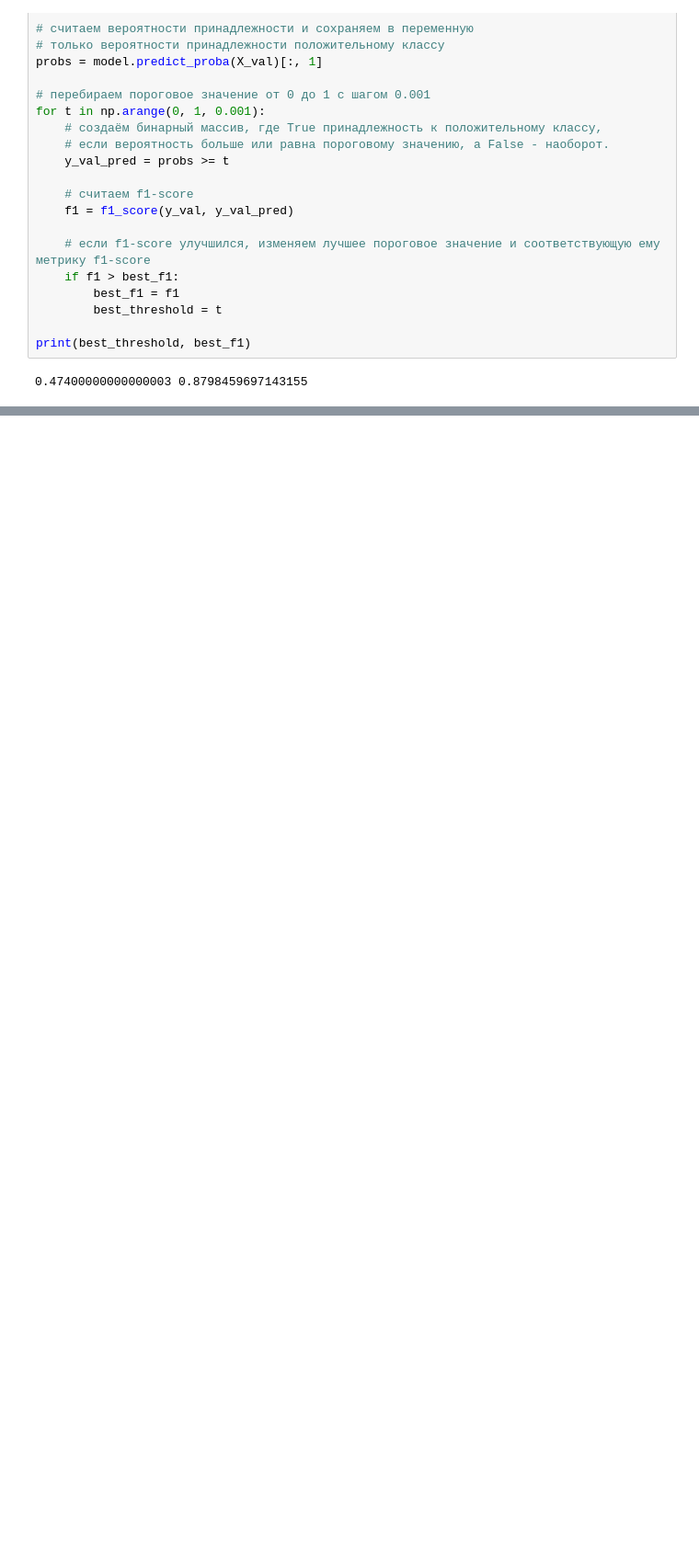
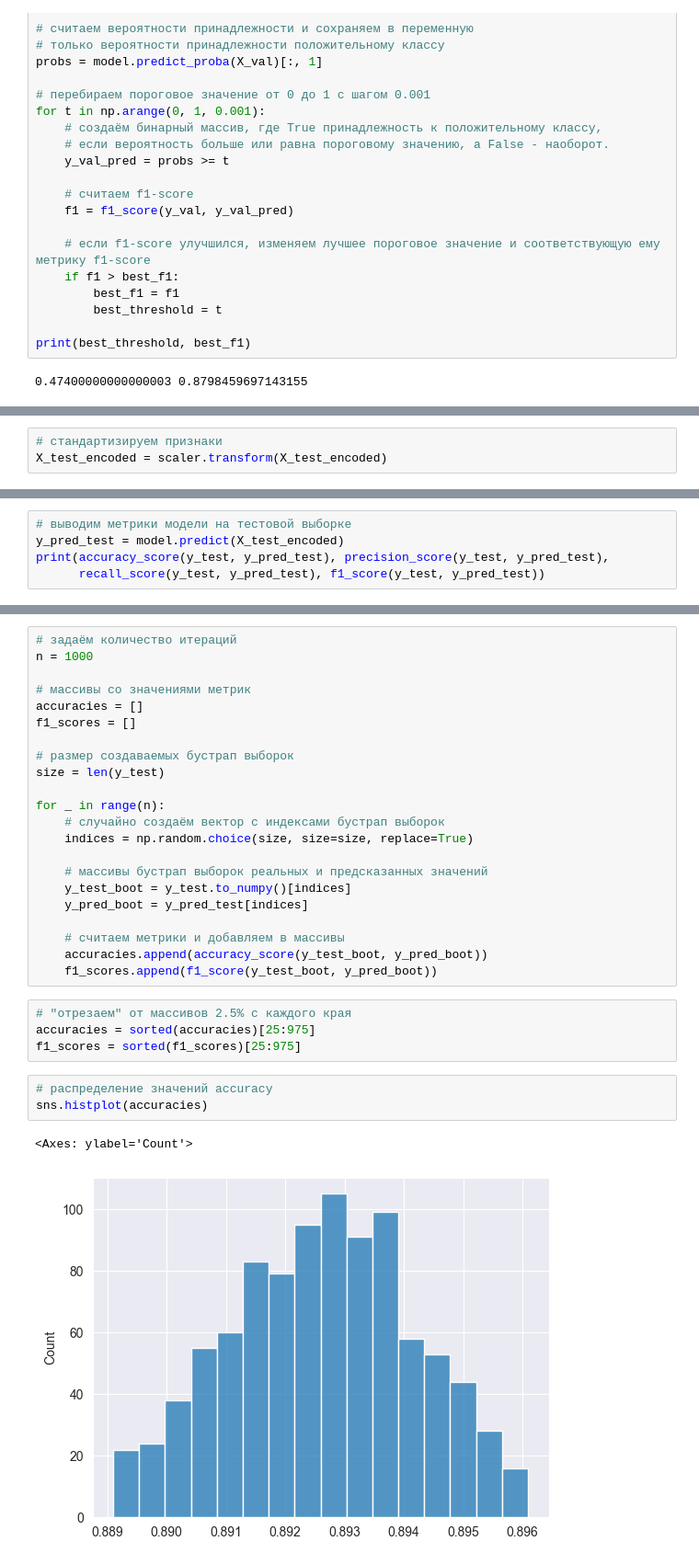
Before and after one commit to Potemeyker/Predicting_flight_satisfaction-Logistic_regression, a Jupyter notebook: notebook.ipynb, the cells around one changed output, grey strips where cells are left out. Shown at 92% size. Saved outputs shown, nothing was run; the diff lists cells and outputs as text; blank space fills up the shorter version.

Commit message:
В блокноте с решением добавлены маленькие доработки и завершёны блок "Оценка качества модели" и "Интерпретация модели". Исправлена "Структура блокнота с решением" в описании проекта.

```diff
--- a/notebook.ipynb
+++ b/notebook.ipynb
@@ -423,0 +447,3 @@ print(best_threshold, best_f1)
+# %%
+# стандартизируем признаки
+X_test_encoded = scaler.transform(X_test_encoded)
@@ -423,0 +455,5 @@ print(best_threshold, best_f1)
+# %%
+# выводим метрики модели на тестовой выборке
+y_pred_test = model.predict(X_test_encoded)
+print(accuracy_score(y_test, y_pred_test), precision_score(y_test, y_pred_test),
+      recall_score(y_test, y_pred_test), f1_score(y_test, y_pred_test))
@@ -423,0 +466,32 @@ print(best_threshold, best_f1)
+# %%
+# задаём количество итераций
+n = 1000
+
+# массивы со значениями метрик
+accuracies = []
+f1_scores = []
+
+# размер создаваемых бустрап выборок
+size = len(y_test)
+
+for _ in range(n):
+    # случайно создаём вектор с индексами бустрап выборок
+    indices = np.random.choice(size, size=size, replace=True)
+
+    # массивы бустрап выборок реальных и предсказанных значений
+    y_test_boot = y_test.to_numpy()[indices]
+    y_pred_boot = y_pred_test[indices]
+
+    # считаем метрики и добавляем в массивы
+    accuracies.append(accuracy_score(y_test_boot, y_pred_boot))
+    f1_scores.append(f1_score(y_test_boot, y_pred_boot))
+# %%
+# "отрезаем" от массивов 2.5% c каждого края
+accuracies = sorted(accuracies)[25:975]
+f1_scores = sorted(f1_scores)[25:975]
+# %%
+# распределение значений accuracy
+sns.histplot(accuracies)
+# %% [output]
+<Axes: ylabel='Count'>
+[figure, added]
```
Also changed, not shown: parts of 20 cells of this notebook, 1 other file.
